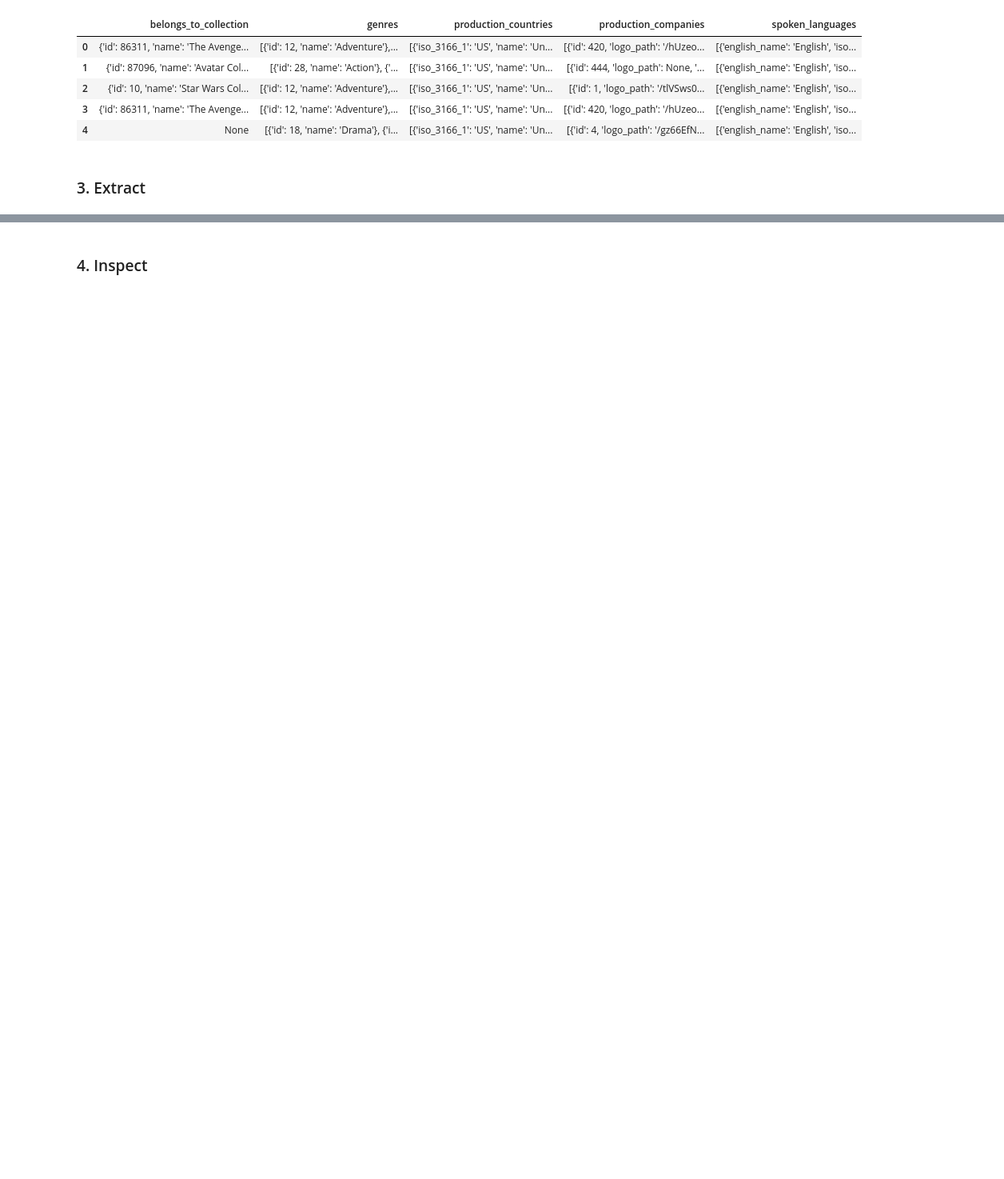
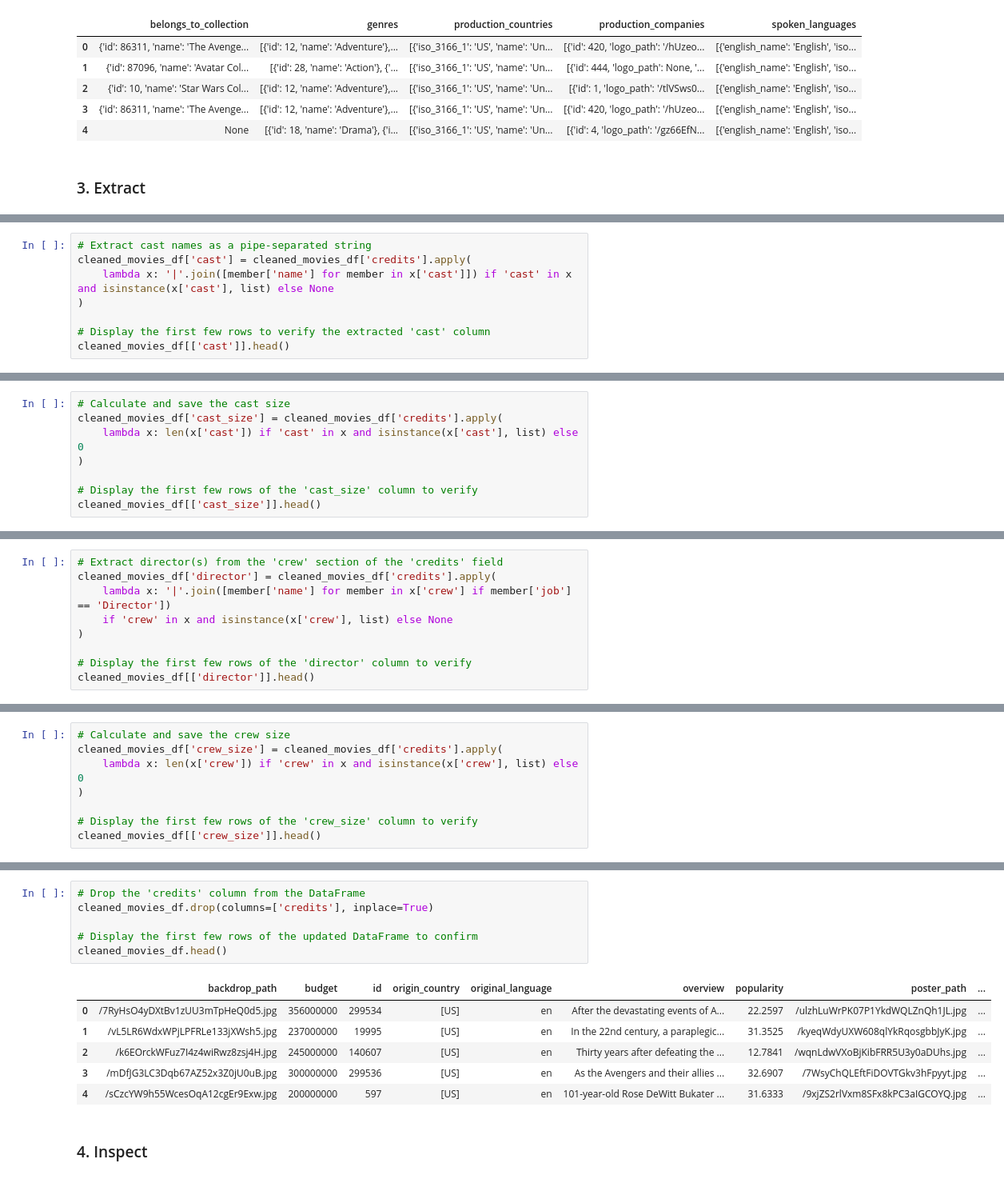
Before and after one commit to b-kenneth/Python_Fundamentals, a Jupyter notebook: movie_data_analysis.ipynb, the cells around one changed output, grey strips where cells are left out. Shown at 80% size. Drawn from its saved outputs; the diff is of its cells as text; blank space fills up the shorter version.

Commit message:
Data cleaned and preprocessed

```diff
--- a/movie_data_analysis.ipynb
+++ b/movie_data_analysis.ipynb
@@ -213,0 +219,8 @@ movies_df[['Production companies']].head()
+# %%
+# Extract cast names as a pipe-separated string
+cleaned_movies_df['cast'] = cleaned_movies_df['credits'].apply(
+    lambda x: '|'.join([member['name'] for member in x['cast']]) if 'cast' in x and isinstance(x['cast'], list) else None
+)
+
+# Display the first few rows to verify the extracted 'cast' column
+cleaned_movies_df[['cast']].head()
@@ -213,0 +234,8 @@ movies_df[['Production companies']].head()
+# %%
+# Calculate and save the cast size
+cleaned_movies_df['cast_size'] = cleaned_movies_df['credits'].apply(
+    lambda x: len(x['cast']) if 'cast' in x and isinstance(x['cast'], list) else 0
+)
+
+# Display the first few rows of the 'cast_size' column to verify
+cleaned_movies_df[['cast_size']].head()
@@ -213,0 +249,9 @@ movies_df[['Production companies']].head()
+# %%
+# Extract director(s) from the 'crew' section of the 'credits' field
+cleaned_movies_df['director'] = cleaned_movies_df['credits'].apply(
+    lambda x: '|'.join([member['name'] for member in x['crew'] if member['job'] == 'Director'])
+    if 'crew' in x and isinstance(x['crew'], list) else None
+)
+
+# Display the first few rows of the 'director' column to verify
+cleaned_movies_df[['director']].head()
@@ -213,0 +265,8 @@ movies_df[['Production companies']].head()
+# %%
+# Calculate and save the crew size
+cleaned_movies_df['crew_size'] = cleaned_movies_df['credits'].apply(
+    lambda x: len(x['crew']) if 'crew' in x and isinstance(x['crew'], list) else 0
+)
+
+# Display the first few rows of the 'crew_size' column to verify
+cleaned_movies_df[['crew_size']].head()
@@ -214,3 +280,16 @@ movies_df[['Production companies']].head()
+# %%
+# Drop the 'credits' column from the DataFrame
+cleaned_movies_df.drop(columns=['credits'], inplace=True)
+
+# Display the first few rows of the updated DataFrame to confirm
+cleaned_movies_df.head()
+# %% [output]
+|  | backdrop_path | budget | id | origin_country | original_language | overview | popularity | poster_path | ... |
+| 0 | /7RyHsO4yDXtBv1zUU3mTpHeQ0d5.jpg | 356000000 | 299534 | [US] | en | After the devastating events of A... | 22.2597 | /ulzhLuWrPK07P1YkdWQLZnQh1JL.jpg | ... |
+| 1 | /vL5LR6WdxWPjLPFRLe133jXWsh5.jpg | 237000000 | 19995 | [US] | en | In the 22nd century, a paraplegic... | 31.3525 | /kyeqWdyUXW608qlYkRqosgbbJyK.jpg | ... |
+| 2 | /k6EOrckWFuz7I4z4wiRwz8zsj4H.jpg | 245000000 | 140607 | [US] | en | Thirty years after defeating the ... | 12.7841 | /wqnLdwVXoBjKibFRR5U3y0aDUhs.jpg | ... |
+| 3 | /mDfJG3LC3Dqb67AZ52x3Z0jU0uB.jpg | 300000000 | 299536 | [US] | en | As the Avengers and their allies ... | 32.6907 | /7WsyChQLEftFiDOVTGkv3hFpyyt.jpg | ... |
+| 4 | /sCzcYW9h55WcesOqA12cgEr9Exw.jpg | 200000000 | 597 | [US] | en | 101-year-old Rose DeWitt Bukater ... | 31.6333 | /9xjZS2rlVxm8SFx8kPC3aIGCOYQ.jpg | ... |
 # %% [markdown]
 ### 4. Inspect
 # %%
```
Also changed, not shown: parts of 29 cells of this notebook, 1 other file.
